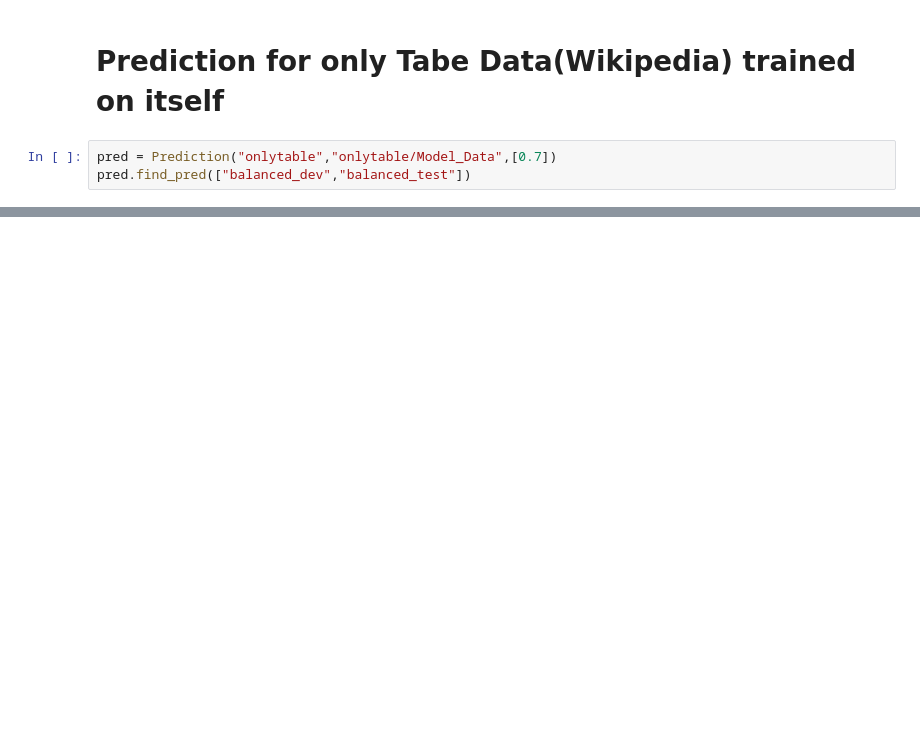
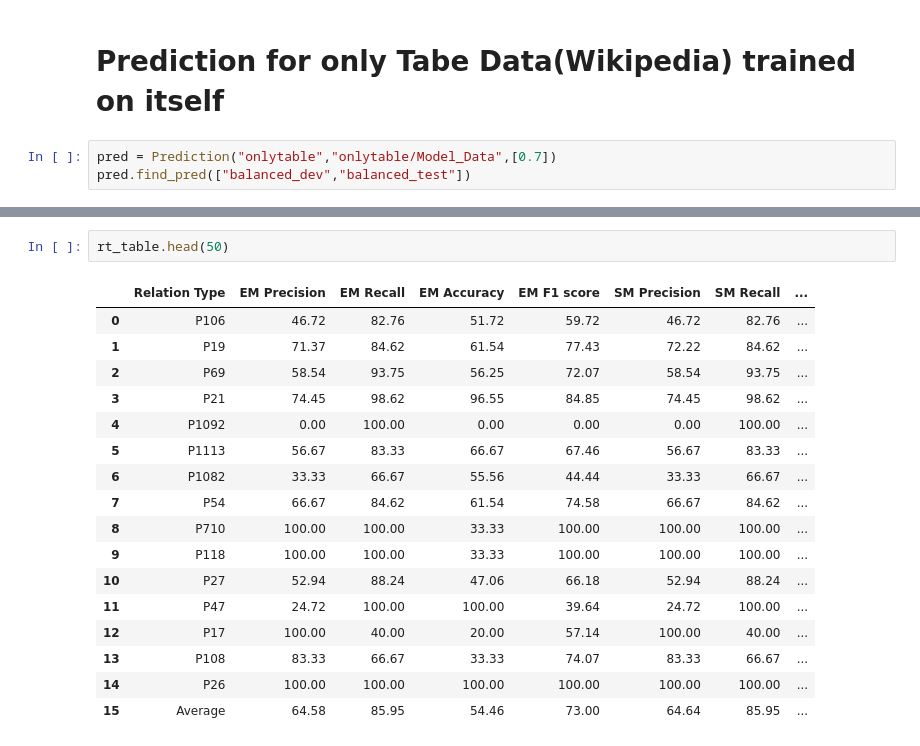
Before and after one commit to usc-isi-i2/NeuralDB, a Jupyter notebook: Data_Statistics.ipynb, the cells around one changed output, grey strips where cells are left out. Cells and saved outputs as stored; diff of their text form; blank space fills up the shorter version.

```diff
--- a/Data_Statistics.ipynb
+++ b/Data_Statistics.ipynb
@@ -671,0 +809,20 @@ Soft Accuracy 53.91 Exact Accuracy 53.91
+# %%
+rt_table.head(50)
+# %% [output]
+|  | Relation Type | EM Precision | EM Recall | EM Accuracy | EM F1 score | SM Precision | SM Recall | ... |
+| 0 | P106 | 46.72 | 82.76 | 51.72 | 59.72 | 46.72 | 82.76 | ... |
+| 1 | P19 | 71.37 | 84.62 | 61.54 | 77.43 | 72.22 | 84.62 | ... |
+| 2 | P69 | 58.54 | 93.75 | 56.25 | 72.07 | 58.54 | 93.75 | ... |
+| 3 | P21 | 74.45 | 98.62 | 96.55 | 84.85 | 74.45 | 98.62 | ... |
+| 4 | P1092 | 0.00 | 100.00 | 0.00 | 0.00 | 0.00 | 100.00 | ... |
+| 5 | P1113 | 56.67 | 83.33 | 66.67 | 67.46 | 56.67 | 83.33 | ... |
+| 6 | P1082 | 33.33 | 66.67 | 55.56 | 44.44 | 33.33 | 66.67 | ... |
+| 7 | P54 | 66.67 | 84.62 | 61.54 | 74.58 | 66.67 | 84.62 | ... |
+| 8 | P710 | 100.00 | 100.00 | 33.33 | 100.00 | 100.00 | 100.00 | ... |
+| 9 | P118 | 100.00 | 100.00 | 33.33 | 100.00 | 100.00 | 100.00 | ... |
+| 10 | P27 | 52.94 | 88.24 | 47.06 | 66.18 | 52.94 | 88.24 | ... |
+| 11 | P47 | 24.72 | 100.00 | 100.00 | 39.64 | 24.72 | 100.00 | ... |
+| 12 | P17 | 100.00 | 40.00 | 20.00 | 57.14 | 100.00 | 40.00 | ... |
+| 13 | P108 | 83.33 | 66.67 | 33.33 | 74.07 | 83.33 | 66.67 | ... |
+| 14 | P26 | 100.00 | 100.00 | 100.00 | 100.00 | 100.00 | 100.00 | ... |
+| 15 | Average | 64.58 | 85.95 | 54.46 | 73.00 | 64.64 | 85.95 | ... |
```
Also changed, not shown: parts of 70 cells of this notebook, 2 other files.
